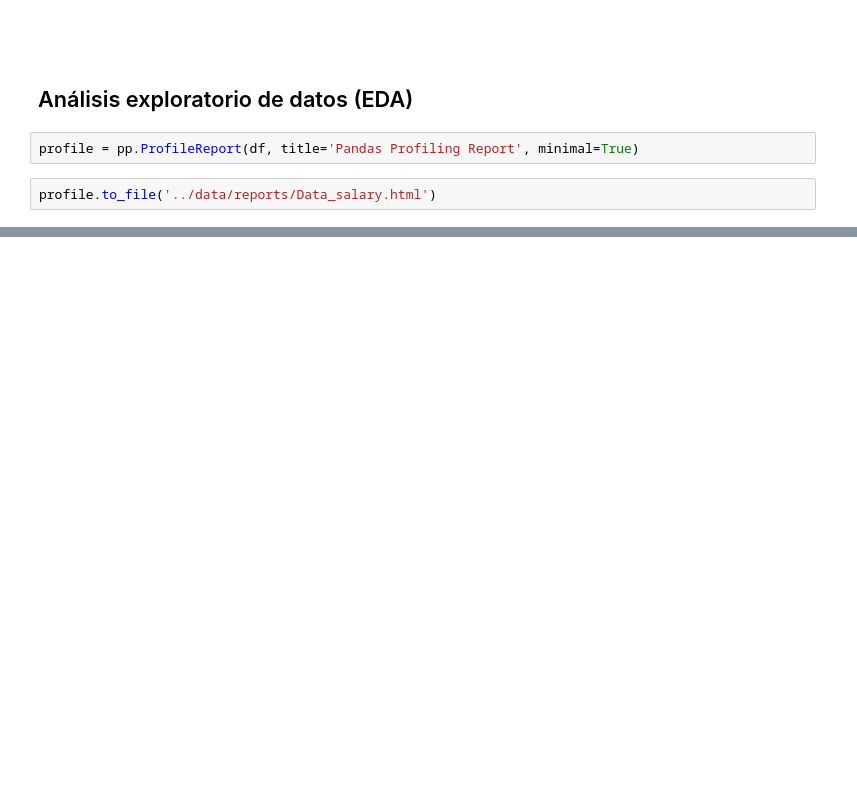
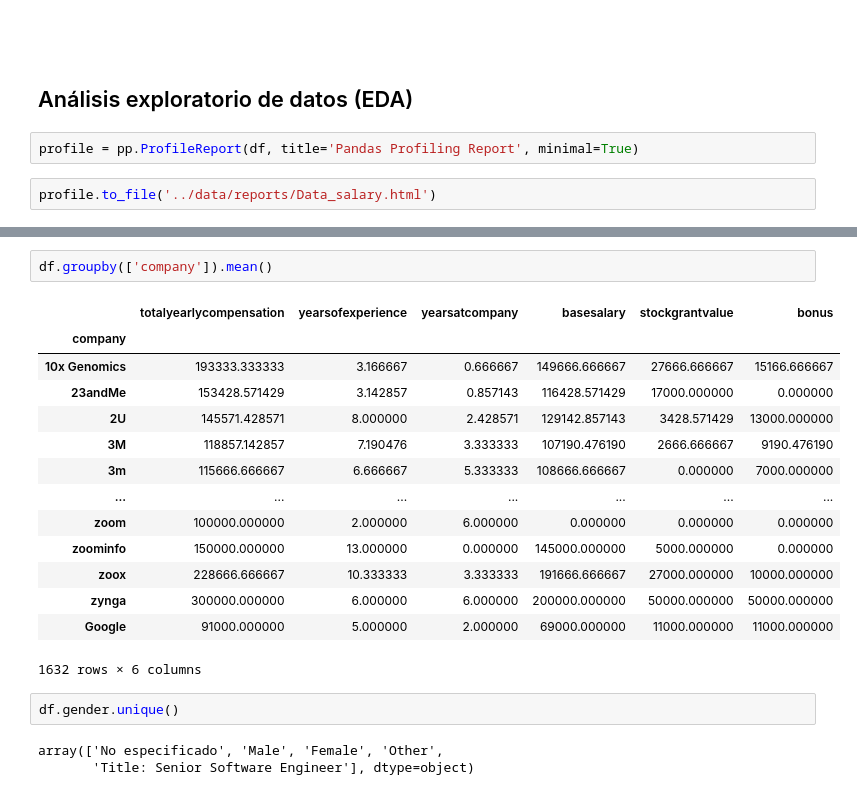
Before and after one commit to jspm07/PythonAnalytics, a Jupyter notebook: src/eda.ipynb, the cells around one changed output, grey strips where cells are left out. Cells and saved outputs as stored; diff of their text form; blank space fills up the shorter version.

```diff
--- a/src/eda.ipynb
+++ b/src/eda.ipynb
@@ -165,0 +265,22 @@ profile.to_file('../data/reports/Data_salary.html')
+# %%
+df.groupby(['company']).mean()
+# %% [output]
+|  | totalyearlycompensation | yearsofexperience | yearsatcompany | basesalary | stockgrantvalue | bonus |
+| company |  |  |  |  |  |  |
+| 10x Genomics | 193333.333333 | 3.166667 | 0.666667 | 149666.666667 | 27666.666667 | 15166.666667 |
+| 23andMe | 153428.571429 | 3.142857 | 0.857143 | 116428.571429 | 17000.000000 | 0.000000 |
+| 2U | 145571.428571 | 8.000000 | 2.428571 | 129142.857143 | 3428.571429 | 13000.000000 |
+| 3M | 118857.142857 | 7.190476 | 3.333333 | 107190.476190 | 2666.666667 | 9190.476190 |
+| 3m | 115666.666667 | 6.666667 | 5.333333 | 108666.666667 | 0.000000 | 7000.000000 |
+| ... | ... | ... | ... | ... | ... | ... |
+| zoom | 100000.000000 | 2.000000 | 6.000000 | 0.000000 | 0.000000 | 0.000000 |
+| zoominfo | 150000.000000 | 13.000000 | 0.000000 | 145000.000000 | 5000.000000 | 0.000000 |
+| zoox | 228666.666667 | 10.333333 | 3.333333 | 191666.666667 | 27000.000000 | 10000.000000 |
+| zynga | 300000.000000 | 6.000000 | 6.000000 | 200000.000000 | 50000.000000 | 50000.000000 |
+| Google | 91000.000000 | 5.000000 | 2.000000 | 69000.000000 | 11000.000000 | 11000.000000 |
+1632 rows × 6 columns
+# %%
+df.gender.unique()
+# %% [output]
+array(['No especificado', 'Male', 'Female', 'Other',
+       'Title: Senior Software Engineer'], dtype=object)
```
Also changed, not shown: parts of 23 cells of this notebook.
